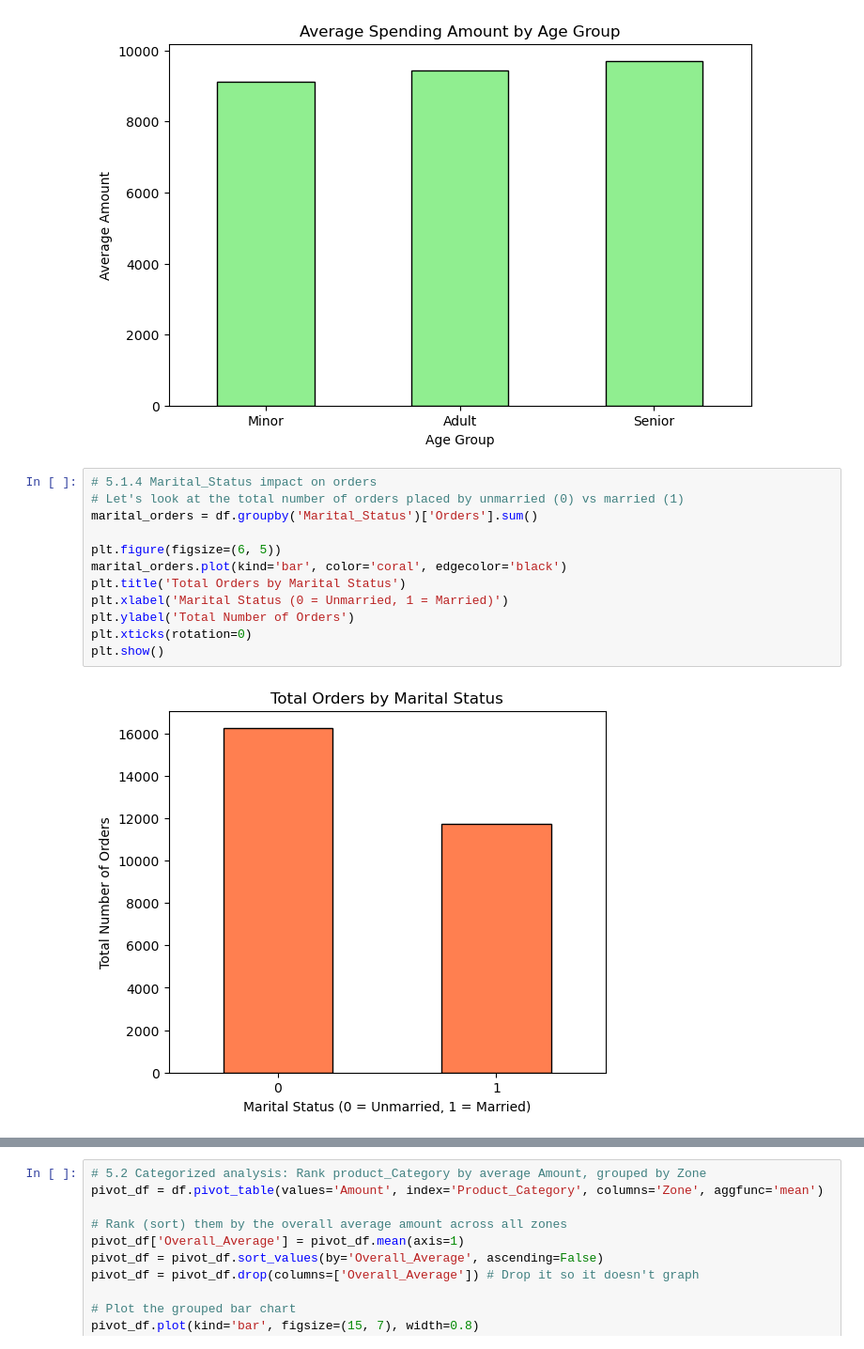
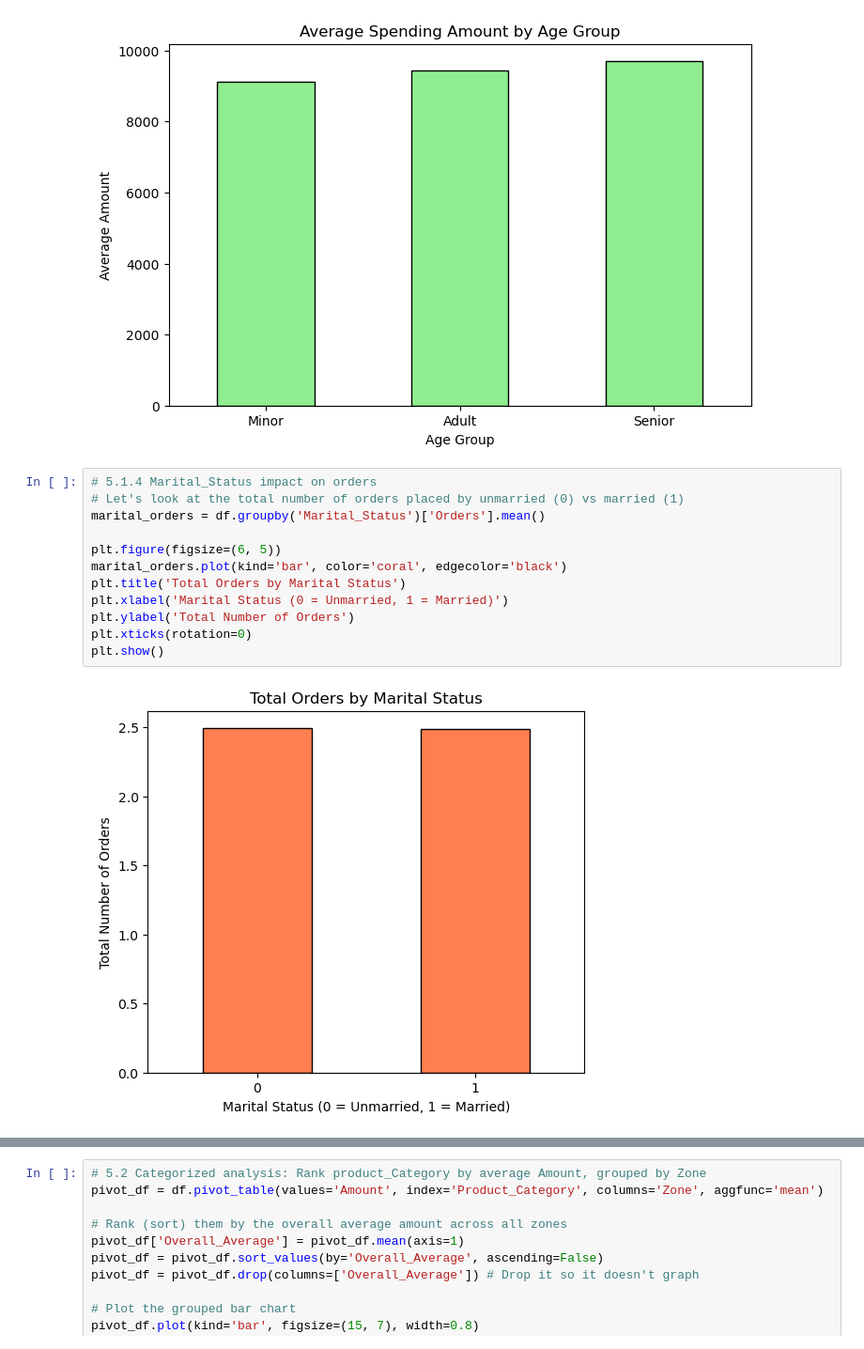
Before and after one commit to Nick-Zoc/ADS_DiwaliSales_L2AI1, a Jupyter notebook: Milestone 1/main.ipynb, the cells around one changed output, grey strips where cells are left out. Shown at 94% size. Saved outputs shown, nothing was run; the diff lists cells and outputs as text.

Commit message:
Fix: fixed the code for marital status

```diff
--- a/Milestone 1/main.ipynb
+++ b/Milestone 1/main.ipynb
@@ -361,14 +361,14 @@ plt.show()
 # %%
 # 5.1.4 Marital_Status impact on orders
 # Let's look at the total number of orders placed by unmarried (0) vs married (1)
-marital_orders = df.groupby('Marital_Status')['Orders'].sum()
+marital_orders = df.groupby('Marital_Status')['Orders'].mean()
 
 plt.figure(figsize=(6, 5))
 marital_orders.plot(kind='bar', color='coral', edgecolor='black')
 plt.title('Total Orders by Marital Status')
 plt.xlabel('Marital Status (0 = Unmarried, 1 = Married)')
 plt.ylabel('Total Number of Orders')
 plt.xticks(rotation=0)
 plt.show()
 # %% [output]
-[figure, old version]
+[figure, new version]
```
Also changed, not shown: parts of 1 cell of this notebook, 2 other files.
